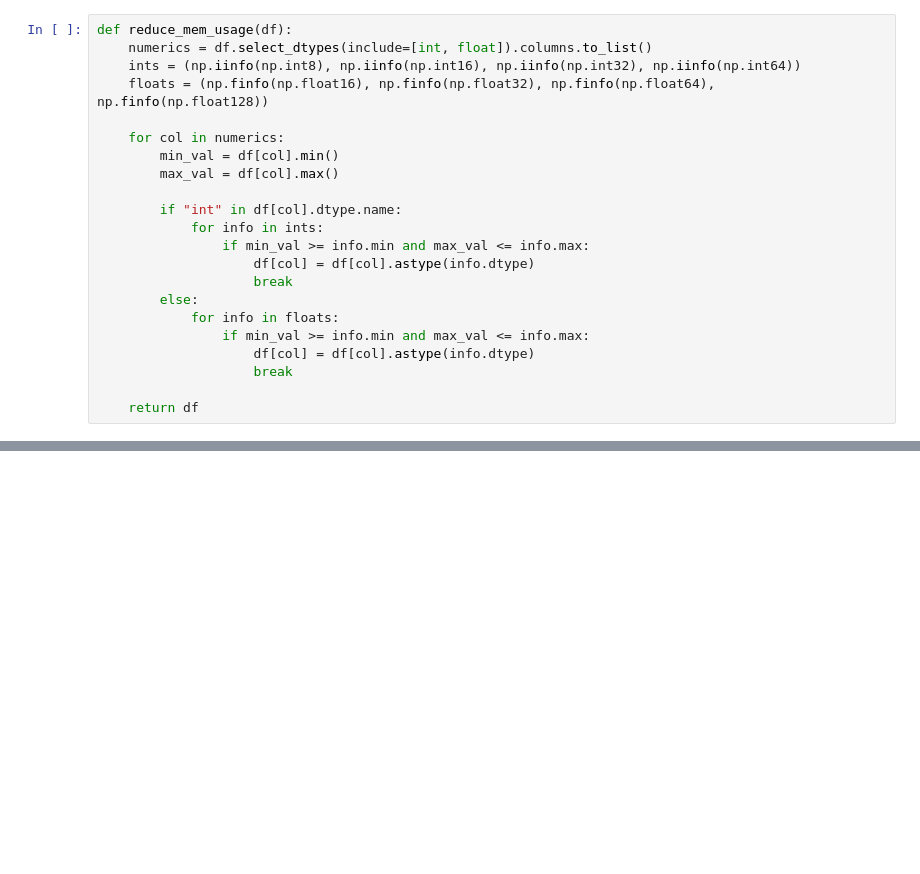
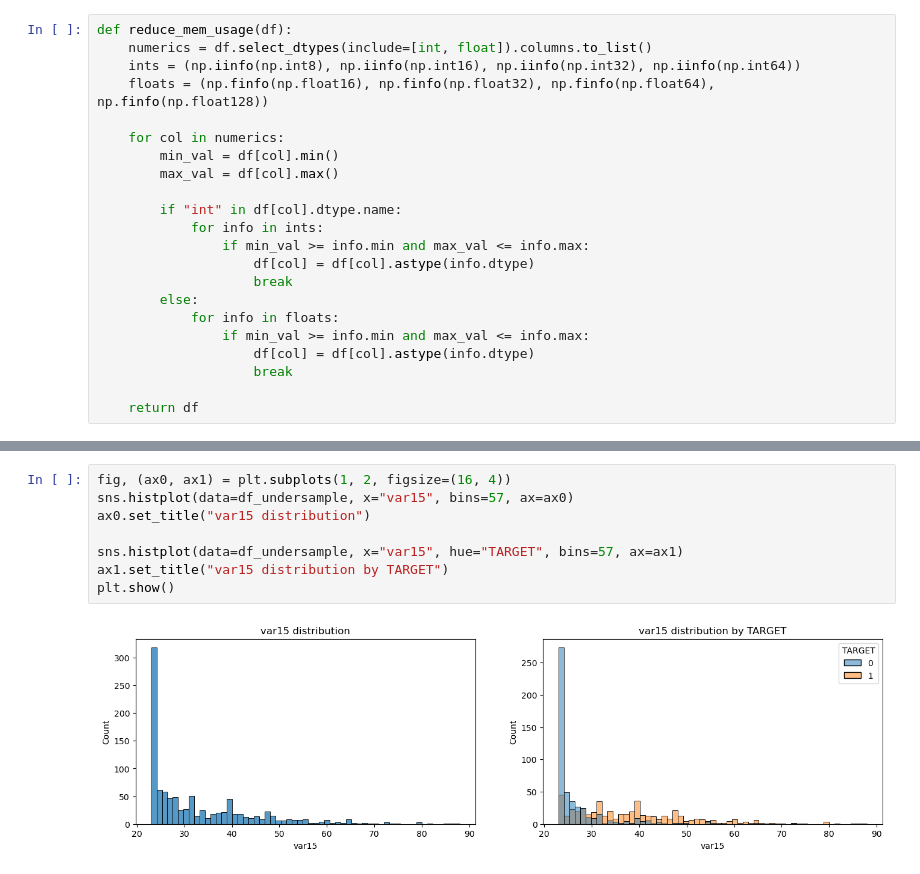
Before and after one commit to IgorTrevelin/data-science, a Jupyter notebook: Santander Customer Satisfaction/customer_satisfaction.ipynb, the cells around one changed output, grey strips where cells are left out. Saved outputs shown, nothing was run; the diff lists cells and outputs as text; blank space fills up the shorter version.

```diff
--- a/Santander Customer Satisfaction/customer_satisfaction.ipynb
+++ b/Santander Customer Satisfaction/customer_satisfaction.ipynb
@@ -269,0 +314,10 @@ array(['var3', 'var15', 'imp_ent_var16_ult1', 'imp_op_var39_comer_ult1',
+# %%
+fig, (ax0, ax1) = plt.subplots(1, 2, figsize=(16, 4))
+sns.histplot(data=df_undersample, x="var15", bins=57, ax=ax0)
+ax0.set_title("var15 distribution")
+
+sns.histplot(data=df_undersample, x="var15", hue="TARGET", bins=57, ax=ax1)
+ax1.set_title("var15 distribution by TARGET")
+plt.show()
+# %% [output]
+[figure, added]
```
Also changed, not shown: parts of 71 cells of this notebook.
